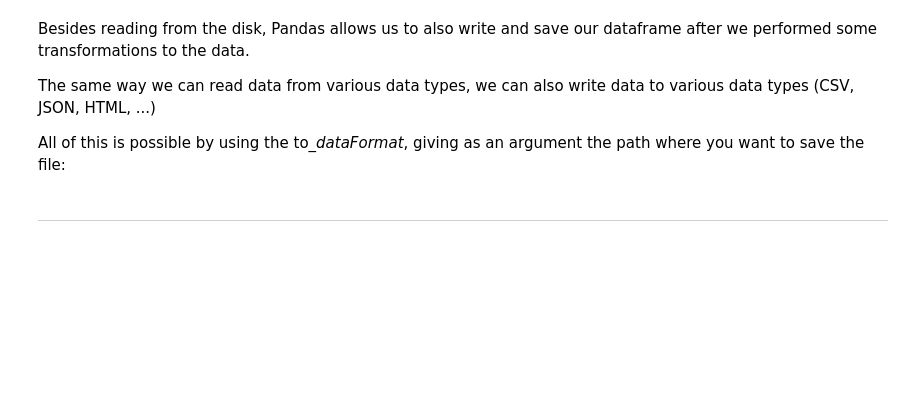
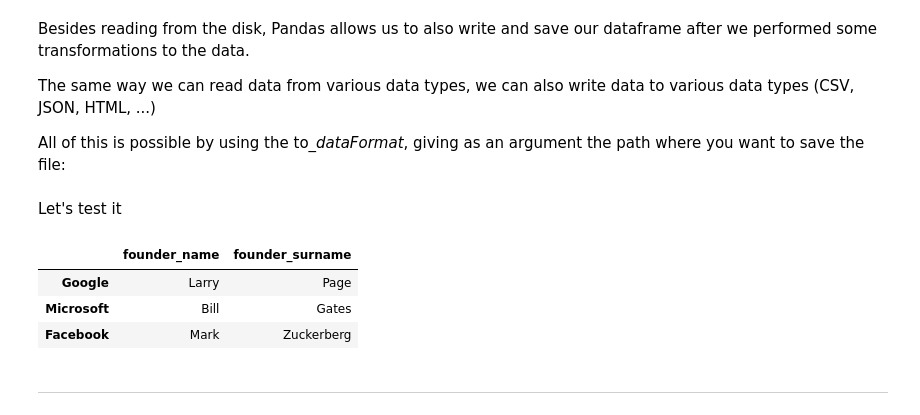
Before and after one commit to vohcolab/PandaViz-Workshop, a Jupyter notebook: Pandas/Pandas 101/Learning notebook (Pandas 101).ipynb, the cells around one changed output. Cells and saved outputs as stored; diff of their text form; code cells hidden in the pictures; blank space fills up the shorter version.

```diff
--- a/Pandas/Pandas 101/Learning notebook (Pandas 101).ipynb
+++ b/Pandas/Pandas 101/Learning notebook (Pandas 101).ipynb
@@ -639,3 +530,13 @@ data.to_csv("data/new_csv.csv")
+# %% [markdown]
+Let's test it
+# %%
+test = pd.read_csv("data/my_new_data.csv", index_col=0)
+test.head(3)
+# %% [output]
+|  | founder_name | founder_surname |
+| Google | Larry | Page |
+| Microsoft | Bill | Gates |
+| Facebook | Mark | Zuckerberg |
 # %% [markdown]
 ---
 # %% [markdown]
```
Also changed, not shown: parts of 52 cells of this notebook, 35 other files.
